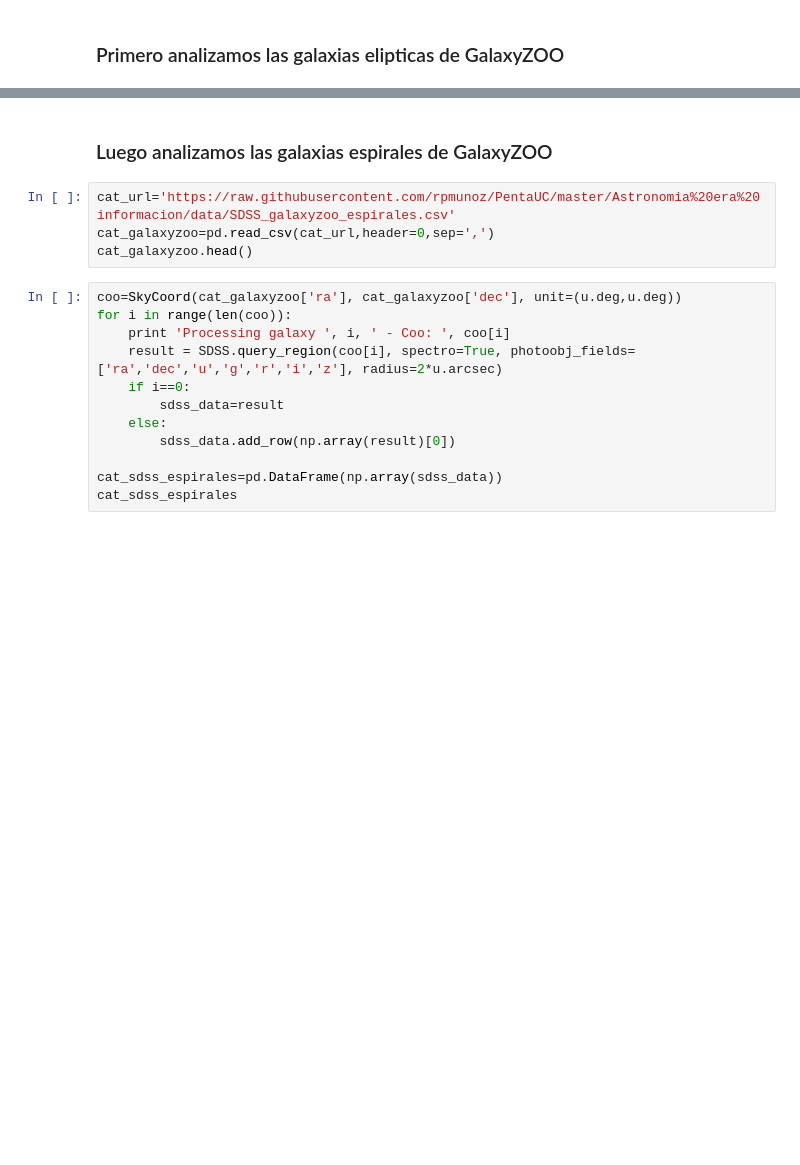
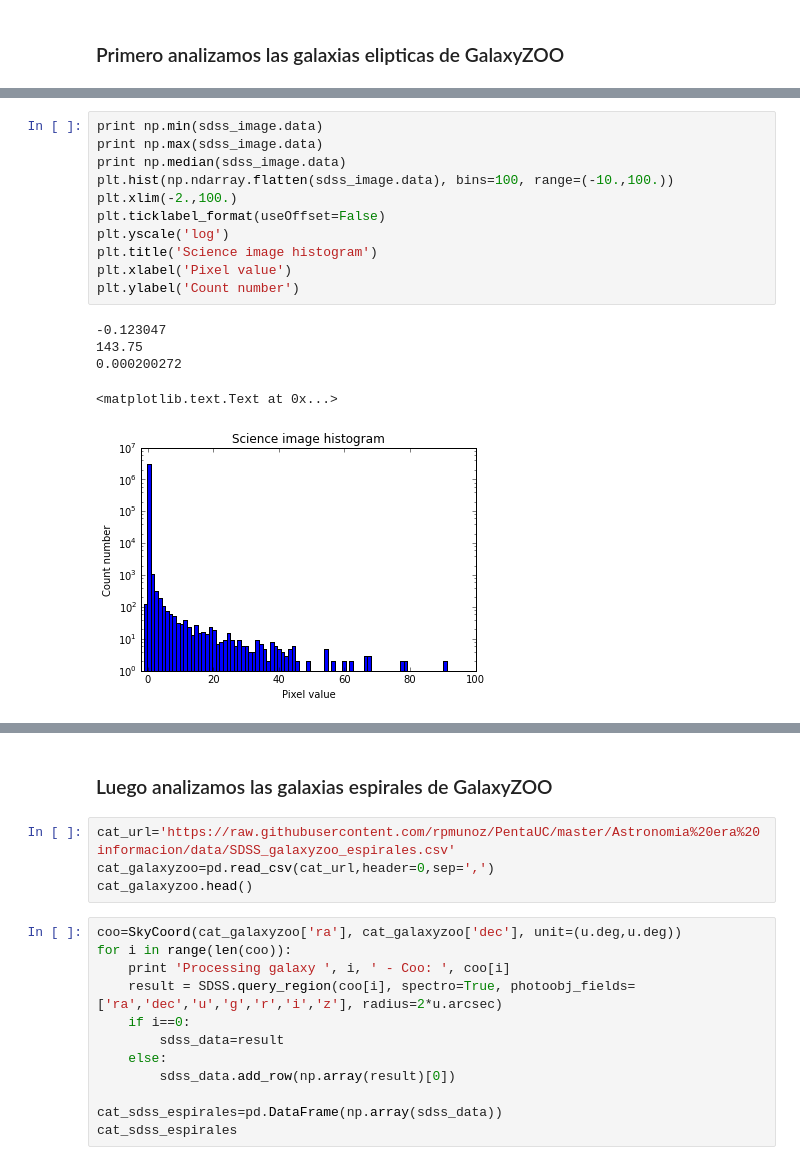
Before and after one commit to rpmunoz/PentaUC, a Jupyter notebook: Astronomia era informacion/Talleres/Taller 9 - Fotometria, imagenes y espectros del SDSS.ipynb, the cells around one changed output, grey strips where cells are left out. Drawn from its saved outputs; the diff is of its cells as text; blank space fills up the shorter version.

```diff
--- a/Astronomia era informacion/Talleres/Taller 9 - Fotometria, imagenes y espectros del SDSS.ipynb
+++ b/Astronomia era informacion/Talleres/Taller 9 - Fotometria, imagenes y espectros del SDSS.ipynb
@@ -34,0 +143,17 @@ cat_sdss_elipticas
+# %%
+print np.min(sdss_image.data)
+print np.max(sdss_image.data)
+print np.median(sdss_image.data)
+plt.hist(np.ndarray.flatten(sdss_image.data), bins=100, range=(-10.,100.))
+plt.xlim(-2.,100.)
+plt.ticklabel_format(useOffset=False)
+plt.yscale('log')
+plt.title('Science image histogram')
+plt.xlabel('Pixel value')
+plt.ylabel('Count number')
+# %% [output]
+-0.123047
+143.75
+0.000200272
+<matplotlib.text.Text at 0x...>
+[figure, added]
```
Also changed, not shown: parts of 8 cells of this notebook.
